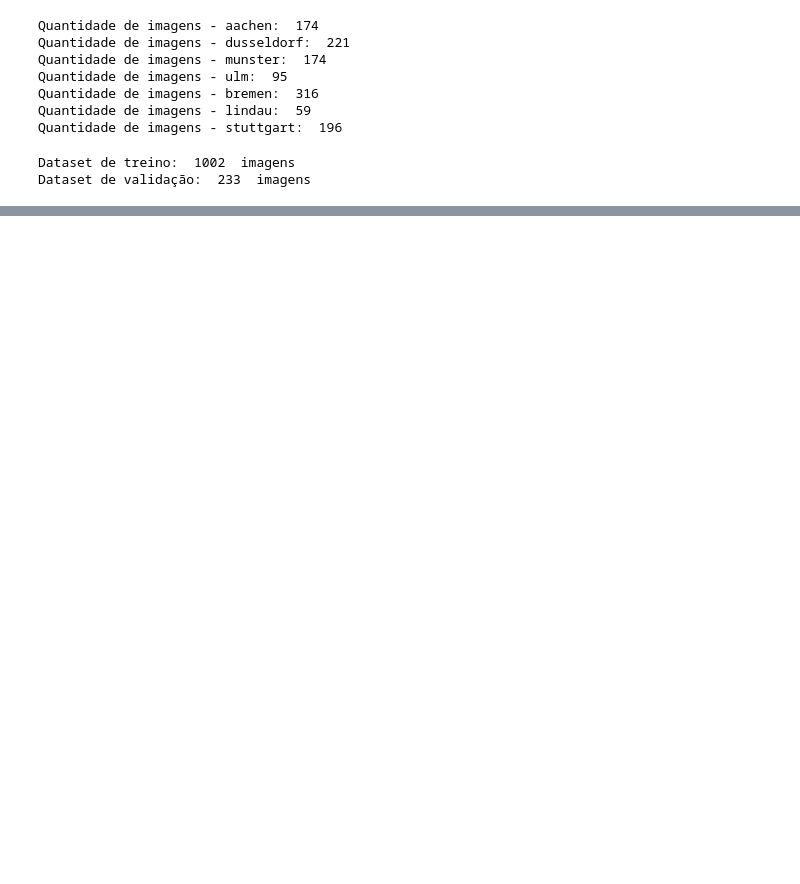
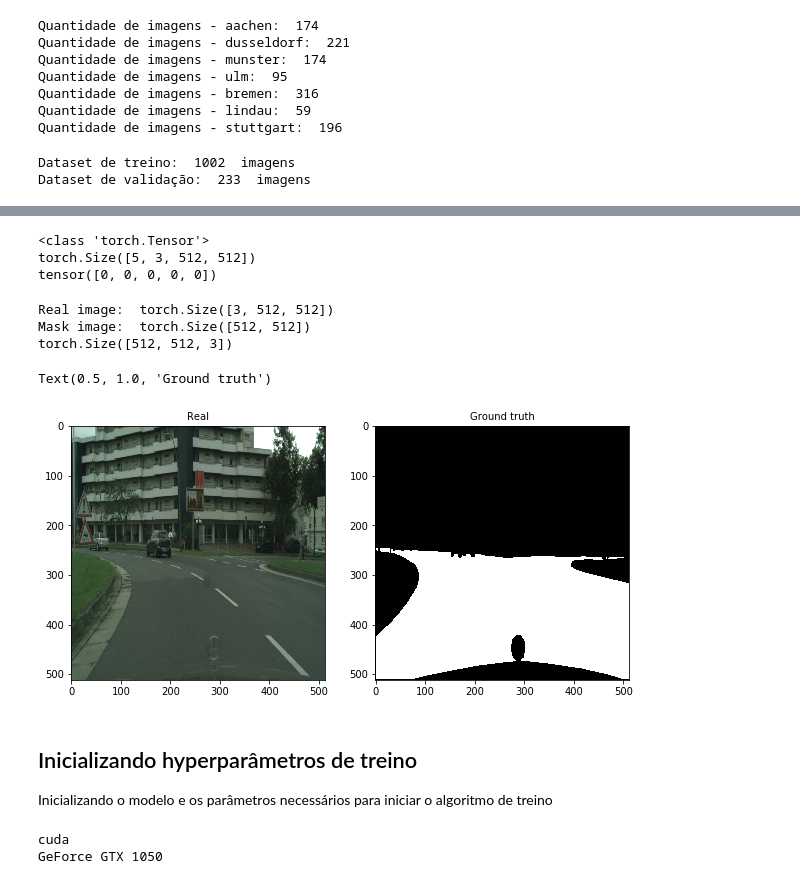
Before and after one commit to Grupo-SEMEAR-USP/E-Net_Road-Detection, a Jupyter notebook: implementation/E_net_train.ipynb, the cells around one changed output, grey strips where cells are left out. Saved outputs shown, nothing was run; the diff lists cells and outputs as text; code cells hidden in the pictures; blank space fills up the shorter version.

Commit message:
Algoritmo de treino já implementando com a visualização dos dados

```diff
--- a/implementation/E_net_train.ipynb
+++ b/implementation/E_net_train.ipynb
@@ -157,0 +193,54 @@ batch_size = 1
+# %%
+#Criando iteradores para o data dateset de treino
+iter_real = iter(dataloader_train_real)
+iter_mask = iter(dataloader_train_mask)
+# %%
+'''Método next retorna array de imagens de acordo com o batch
+(caso batch = 1 retorna array contendo somente uma imagem)
+e a numeração da iteração atual'''
+img_real, i_real = iter_real.next()
+img_mask, i_mask = iter_mask.next()
+
+print(type(img_real))
+print(img_real.shape)
+print(i_real)
+# %% [output]
+<class 'torch.Tensor'>
+torch.Size([5, 3, 512, 512])
+tensor([0, 0, 0, 0, 0])
+# %%
+#Pegando imagem inicial da array de imagens como exemplo
+single_img_real = img_real[0]
+print("Real image: ",single_img_real.shape)
+#para plotar grayscale preciso somente de duas dimensões
+single_img_mask = img_mask[0][0]
+print("Mask image: ", single_img_mask.shape)
+#Invertendo ordem das dimensões para consguir plotar no matplot
+single_img_real = single_img_real.permute(1,2,0)
+single_img_mask = single_img_mask.permute(0,1)
+print(single_img_real.shape)
+
+f, (ax0, ax1) = plt.subplots(1, 2, figsize=(10,10))
+
+ax0.imshow(single_img_real)
+ax0.set_title('Real', fontsize=10)
+
+ax1.imshow(single_img_mask, cmap='gray')
+ax1.set_title('Ground truth', fontsize=10)
+# %% [output]
+Real image:  torch.Size([3, 512, 512])
+Mask image:  torch.Size([512, 512])
+torch.Size([512, 512, 3])
+Text(0.5, 1.0, 'Ground truth')
+[figure, added]
+# %% [markdown]
+## Inicializando hyperparâmetros de treino
+Inicializando o modelo e os parâmetros necessários para iniciar o algoritmo de treino
+# %%
+#Checo se GPU está disponível, se não irei permanecer trabalhando na CPU
+device = torch.device('cuda') if torch.cuda.is_available() else torch.device('cpu')
+print(device)
+print(torch.cuda.get_device_name(device))
+# %% [output]
+cuda
+GeForce GTX 1050
```
Also changed, not shown: parts of 13 cells of this notebook.
